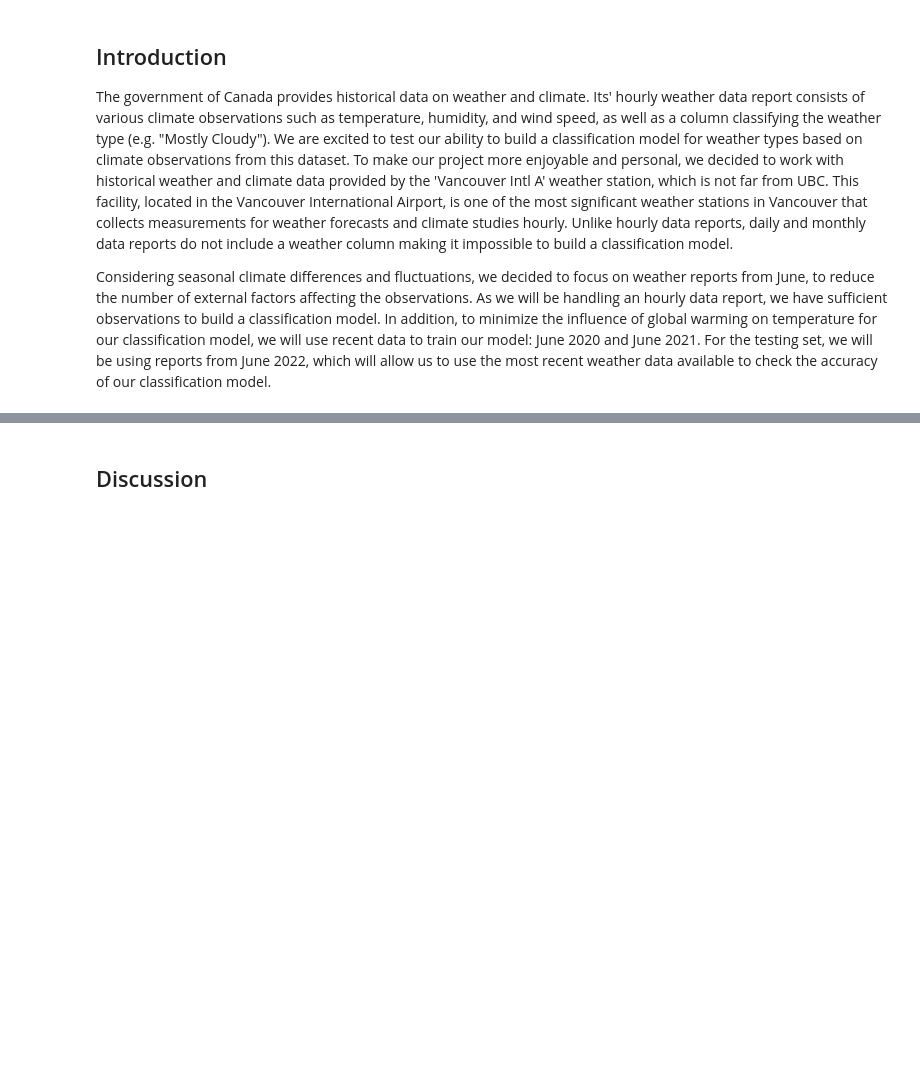
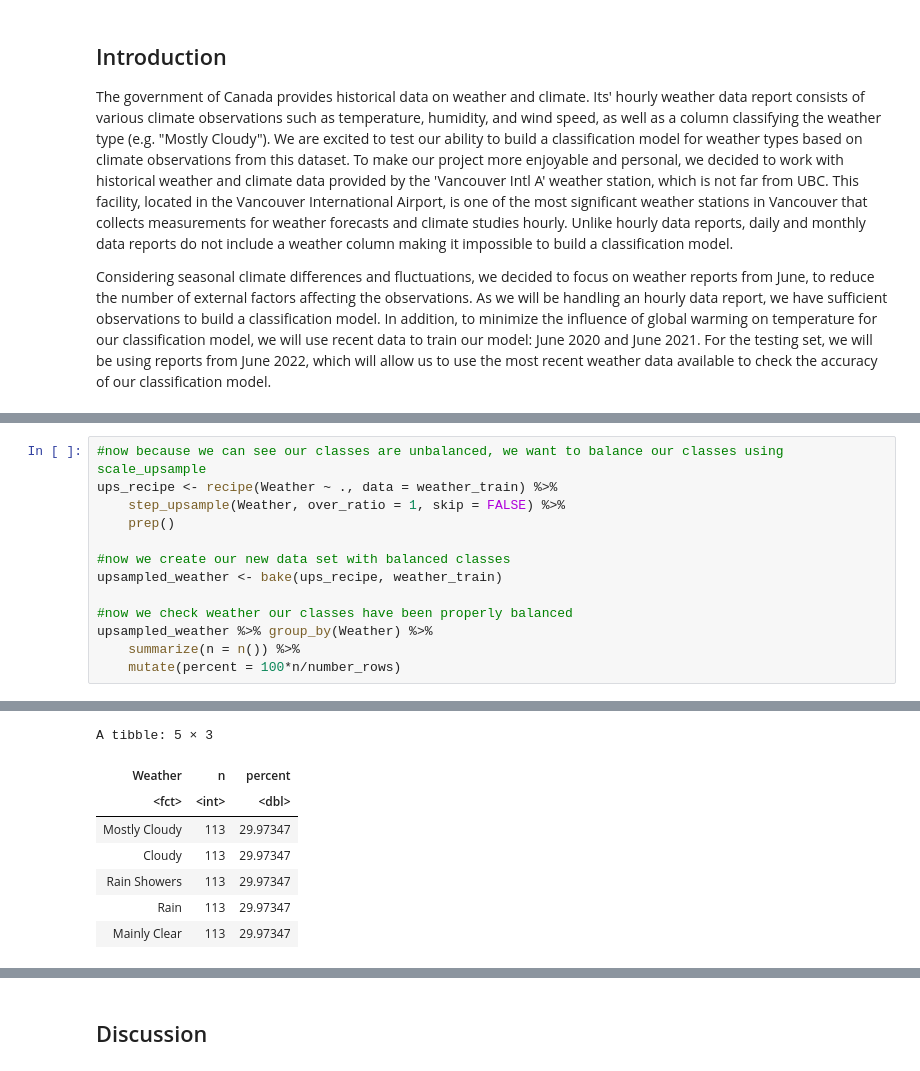
Before and after one commit to hyunseokjg/DSCI100-Group15-Project, a Jupyter notebook: Final_Report.ipynb, the cells around one changed output, grey strips where cells are left out. Saved outputs shown, nothing was run; the diff lists cells and outputs as text; blank space fills up the shorter version.

```diff
--- a/Final_Report.ipynb
+++ b/Final_Report.ipynb
@@ -12,0 +104,14 @@ Considering seasonal climate differences and fluctuations, we decided to focus o
+# %%
+#now because we can see our classes are unbalanced, we want to balance our classes using scale_upsample
+ups_recipe <- recipe(Weather ~ ., data = weather_train) %>%
+    step_upsample(Weather, over_ratio = 1, skip = FALSE) %>%
+    prep()
+
+#now we create our new data set with balanced classes
+upsampled_weather <- bake(ups_recipe, weather_train)
+
+#now we check weather our classes have been properly balanced
+upsampled_weather %>% group_by(Weather) %>%
+    summarize(n = n()) %>%
+    mutate(percent = 100*n/number_rows)
+# %% [output]
@@ -12,0 +124,8 @@ Considering seasonal climate differences and fluctuations, we decided to focus o
+A tibble: 5 × 3
+| Weather | n | percent |
+| <fct> | <int> | <dbl> |
+| Mostly Cloudy | 113 | 29.97347 |
+| Cloudy | 113 | 29.97347 |
+| Rain Showers | 113 | 29.97347 |
+| Rain | 113 | 29.97347 |
+| Mainly Clear | 113 | 29.97347 |
```
Also changed, not shown: parts of 38 cells of this notebook.
